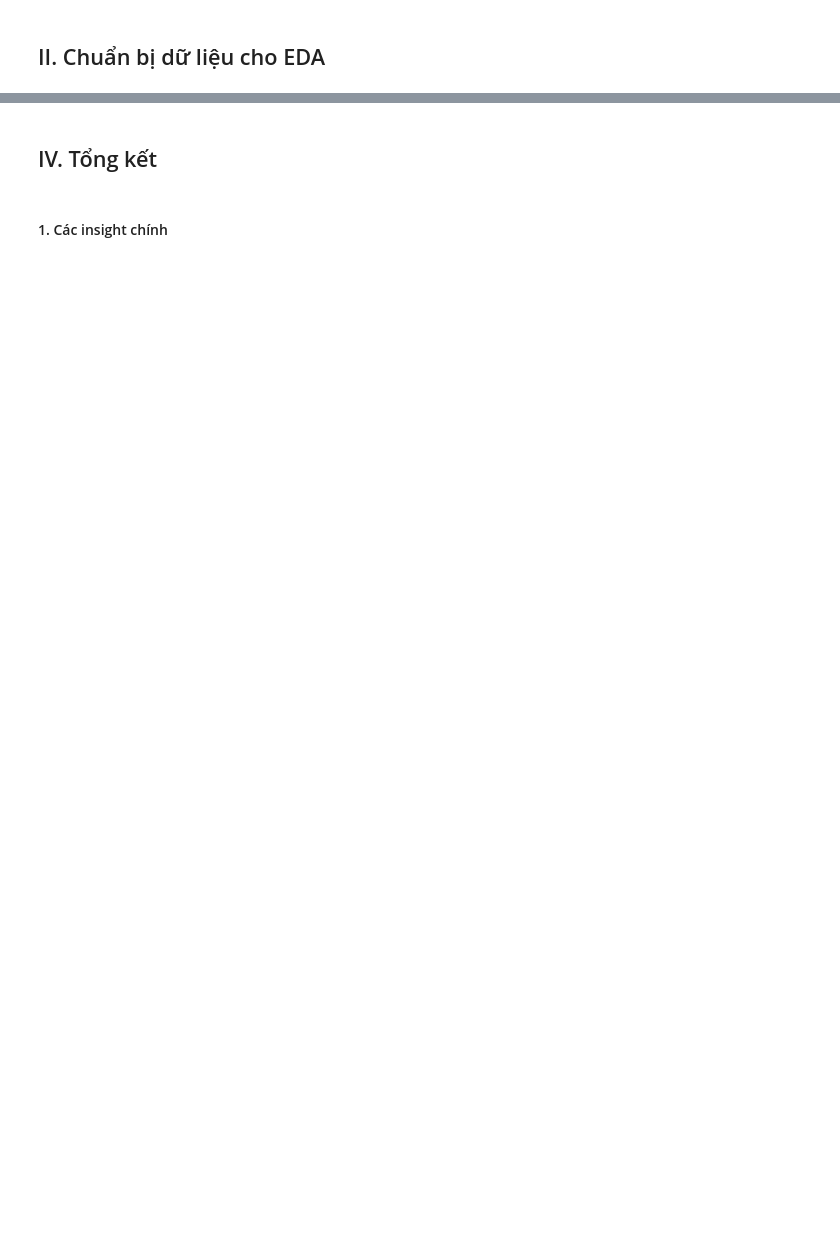
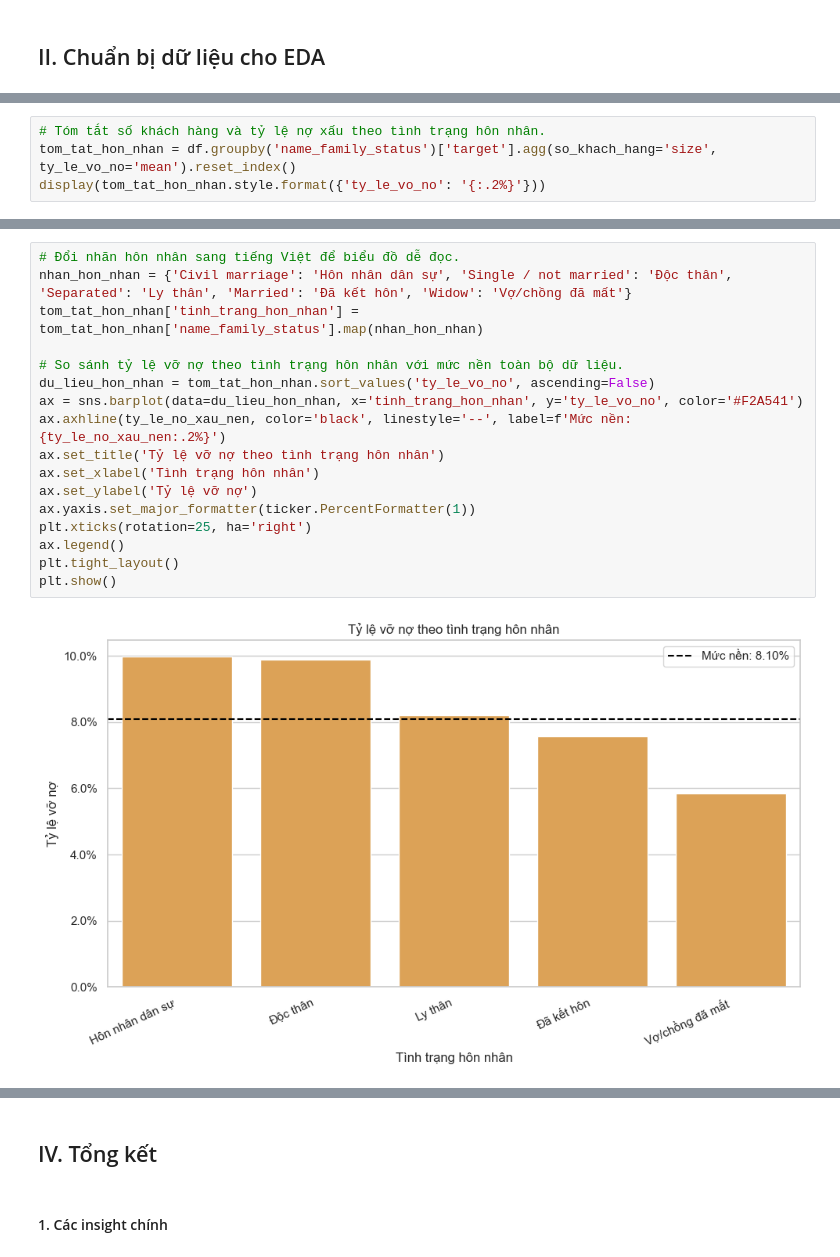
Before and after one commit to thanhhung9720001-collab/credit-risk-classifier, a Jupyter notebook: notebooks/04_eda_visualization.ipynb, the cells around one changed output, grey strips where cells are left out. Cells and saved outputs as stored; diff of their text form; blank space fills up the shorter version.

```diff
--- a/notebooks/04_eda_visualization.ipynb
+++ b/notebooks/04_eda_visualization.ipynb
@@ -947,0 +283,4 @@ plt.show()
+# %%
+# Tóm tắt số khách hàng và tỷ lệ nợ xấu theo tình trạng hôn nhân.
+tom_tat_hon_nhan = df.groupby('name_family_status')['target'].agg(so_khach_hang='size', ty_le_vo_no='mean').reset_index()
+display(tom_tat_hon_nhan.style.format({'ty_le_vo_no': '{:.2%}'}))
@@ -947,0 +294,19 @@ plt.show()
+# %%
+# Đổi nhãn hôn nhân sang tiếng Việt để biểu đồ dễ đọc.
+nhan_hon_nhan = {'Civil marriage': 'Hôn nhân dân sự', 'Single / not married': 'Độc thân', 'Separated': 'Ly thân', 'Married': 'Đã kết hôn', 'Widow': 'Vợ/chồng đã mất'}
+tom_tat_hon_nhan['tinh_trang_hon_nhan'] = tom_tat_hon_nhan['name_family_status'].map(nhan_hon_nhan)
+
+# So sánh tỷ lệ vỡ nợ theo tình trạng hôn nhân với mức nền toàn bộ dữ liệu.
+du_lieu_hon_nhan = tom_tat_hon_nhan.sort_values('ty_le_vo_no', ascending=False)
+ax = sns.barplot(data=du_lieu_hon_nhan, x='tinh_trang_hon_nhan', y='ty_le_vo_no', color='#F2A541')
+ax.axhline(ty_le_no_xau_nen, color='black', linestyle='--', label=f'Mức nền: {ty_le_no_xau_nen:.2%}')
+ax.set_title('Tỷ lệ vỡ nợ theo tình trạng hôn nhân')
+ax.set_xlabel('Tình trạng hôn nhân')
+ax.set_ylabel('Tỷ lệ vỡ nợ')
+ax.yaxis.set_major_formatter(ticker.PercentFormatter(1))
+plt.xticks(rotation=25, ha='right')
+ax.legend()
+plt.tight_layout()
+plt.show()
+# %% [output]
+[figure, added]
```
Also changed, not shown: parts of 185 cells of this notebook, 2 other files.
